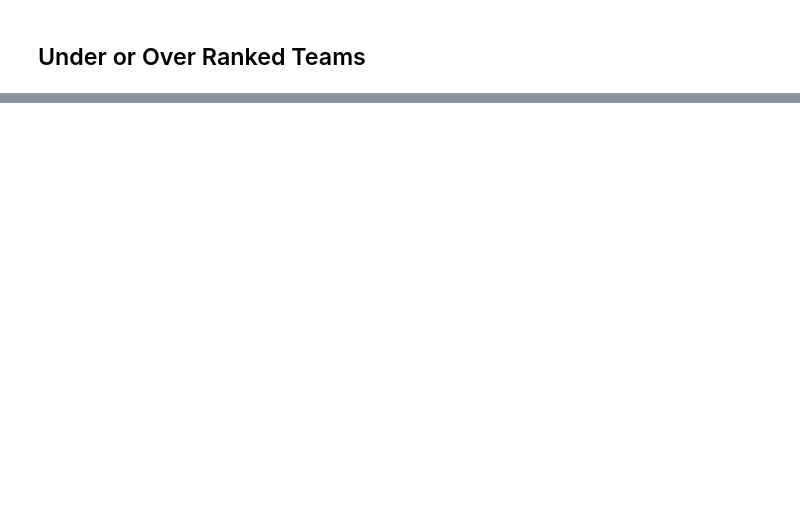
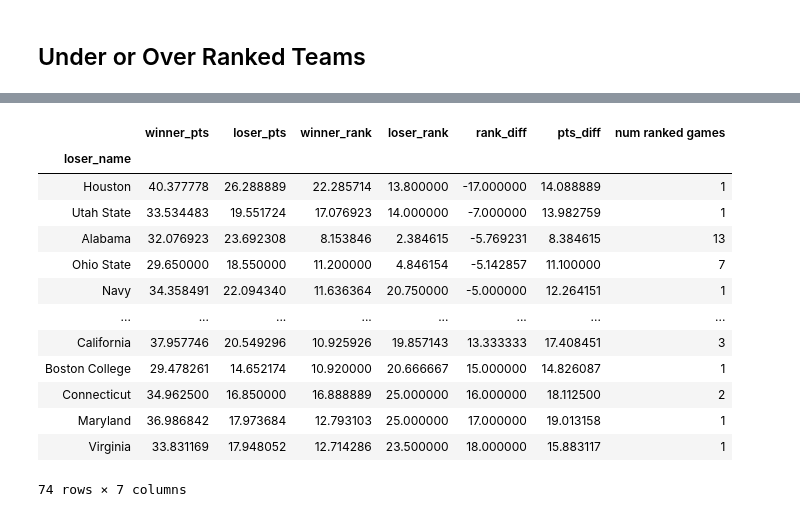
Before and after one commit to redhairedcelt/College_Football_Analysis, a Jupyter notebook: CF Over or Under Ranked Teams.ipynb, the cells around one changed output, grey strips where cells are left out. Cells and saved outputs as stored; diff of their text form; code cells hidden in the pictures; blank space fills up the shorter version.

Commit message:
updates to over/under ranked teams

```diff
--- a/CF Over or Under Ranked Teams.ipynb
+++ b/CF Over or Under Ranked Teams.ipynb
@@ -67,0 +39,20 @@ records_recent[(records_recent['loser_name'] == 'Texas') & (records_recent['rank
+# %%
+losers = records_recent.groupby('loser_name').mean()
+losers['num ranked games'] = records_recent.groupby('loser_name').count()['rank_diff']
+losers.dropna(inplace=True)
+losers.sort_values('rank_diff', ascending=True)
+# %% [output]
+|  | winner_pts | loser_pts | winner_rank | loser_rank | rank_diff | pts_diff | num ranked games |
+| loser_name |  |  |  |  |  |  |  |
+| Houston | 40.377778 | 26.288889 | 22.285714 | 13.800000 | -17.000000 | 14.088889 | 1 |
+| Utah State | 33.534483 | 19.551724 | 17.076923 | 14.000000 | -7.000000 | 13.982759 | 1 |
+| Alabama | 32.076923 | 23.692308 | 8.153846 | 2.384615 | -5.769231 | 8.384615 | 13 |
+| Ohio State | 29.650000 | 18.550000 | 11.200000 | 4.846154 | -5.142857 | 11.100000 | 7 |
+| Navy | 34.358491 | 22.094340 | 11.636364 | 20.750000 | -5.000000 | 12.264151 | 1 |
+| ... | ... | ... | ... | ... | ... | ... | ... |
+| California | 37.957746 | 20.549296 | 10.925926 | 19.857143 | 13.333333 | 17.408451 | 3 |
+| Boston College | 29.478261 | 14.652174 | 10.920000 | 20.666667 | 15.000000 | 14.826087 | 1 |
+| Connecticut | 34.962500 | 16.850000 | 16.888889 | 25.000000 | 16.000000 | 18.112500 | 2 |
+| Maryland | 36.986842 | 17.973684 | 12.793103 | 25.000000 | 17.000000 | 19.013158 | 1 |
+| Virginia | 33.831169 | 17.948052 | 12.714286 | 23.500000 | 18.000000 | 15.883117 | 1 |
+74 rows × 7 columns
```
Also changed, not shown: parts of 7 cells of this notebook.
